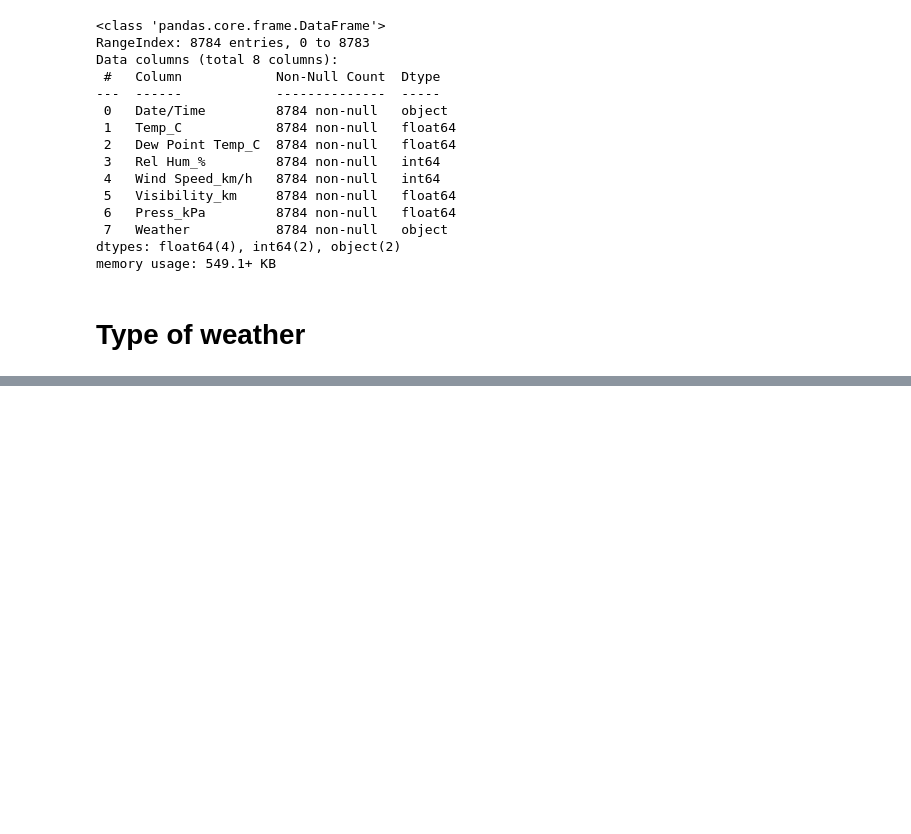
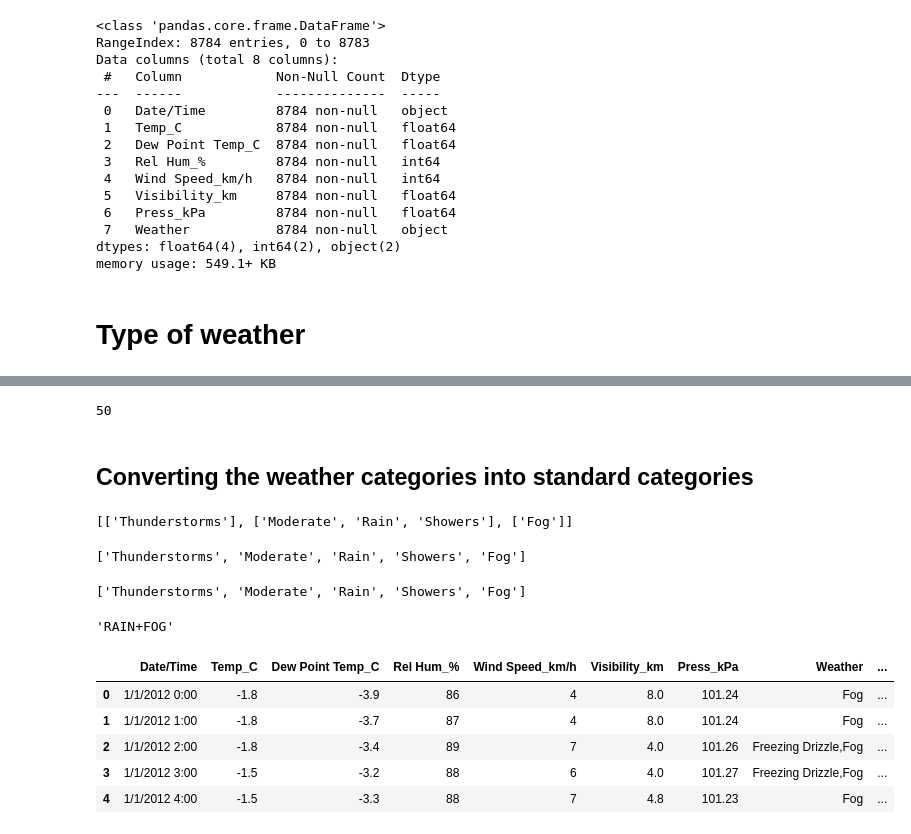
Before and after one commit to Adeoye03/ML, a Jupyter notebook: WeatherPrediction.ipynb, the cells around one changed output, grey strips where cells are left out. Drawn from its saved outputs; the diff is of its cells as text; code cells hidden in the pictures; blank space fills up the shorter version.

```diff
--- a/WeatherPrediction.ipynb
+++ b/WeatherPrediction.ipynb
@@ -65,0 +93,60 @@ Name: Weather, Length: 8784, dtype: object>
+# %%
+data.Weather.nunique()
+# %% [output]
+50
+# %% [markdown]
+## **Converting the weather categories into standard categories**
+# %%
+x = 'Thunderstorms, Moderate Rain Showers, Fog'
+
+lists_of_lists = [w.split() for w in x.split(',')]
+lists_of_lists
+# %% [output]
+[['Thunderstorms'], ['Moderate', 'Rain', 'Showers'], ['Fog']]
+# %%
+from itertools import chain
+flat_list = list(chain(*lists_of_lists))
+flat_list
+# %% [output]
+['Thunderstorms', 'Moderate', 'Rain', 'Showers', 'Fog']
+# %%
+def Create_List(x):
+  lists_of_lists = [w.split() for w in x.split(',')]
+  flat_list = list(chain(*lists_of_lists))
+  return flat_list
+# %%
+def Get_Weather(list1):
+    if 'Fog' in list1 and 'Rain' in list1:
+      return 'RAIN+FOG'
+    elif 'Snow' in list1 and 'Rain' in list1:
+      return 'RAIN+SNOW'
+    elif 'Snow' in list1:
+      return 'SNOW'
+    elif 'Rain' in list1:
+      return 'Rain'
+    elif 'Fog' in list1:
+      return 'Fog'
+    elif 'Clear' in list1:
+      return 'Clear'
+    elif 'Cloudy' in list1:
+      return 'Cloudy'
+    else:
+      return 'RAIN'
+# %%
+Create_List(x)
+# %% [output]
+['Thunderstorms', 'Moderate', 'Rain', 'Showers', 'Fog']
+# %%
+Get_Weather(Create_List(x))
+# %% [output]
+'RAIN+FOG'
+# %%
+data['Std_Weather'] = data['Weather'].apply(lambda x : Get_Weather(Create_List(x)))
+data.head()
+# %% [output]
+|  | Date/Time | Temp_C | Dew Point Temp_C | Rel Hum_% | Wind Speed_km/h | Visibility_km | Press_kPa | Weather | ... |
+| 0 | 1/1/2012 0:00 | -1.8 | -3.9 | 86 | 4 | 8.0 | 101.24 | Fog | ... |
+| 1 | 1/1/2012 1:00 | -1.8 | -3.7 | 87 | 4 | 8.0 | 101.24 | Fog | ... |
+| 2 | 1/1/2012 2:00 | -1.8 | -3.4 | 89 | 7 | 4.0 | 101.26 | Freezing Drizzle,Fog | ... |
+| 3 | 1/1/2012 3:00 | -1.5 | -3.2 | 88 | 6 | 4.0 | 101.27 | Freezing Drizzle,Fog | ... |
+| 4 | 1/1/2012 4:00 | -1.5 | -3.3 | 88 | 7 | 4.8 | 101.23 | Fog | ... |
```
Also changed, not shown: parts of 5 cells of this notebook.
